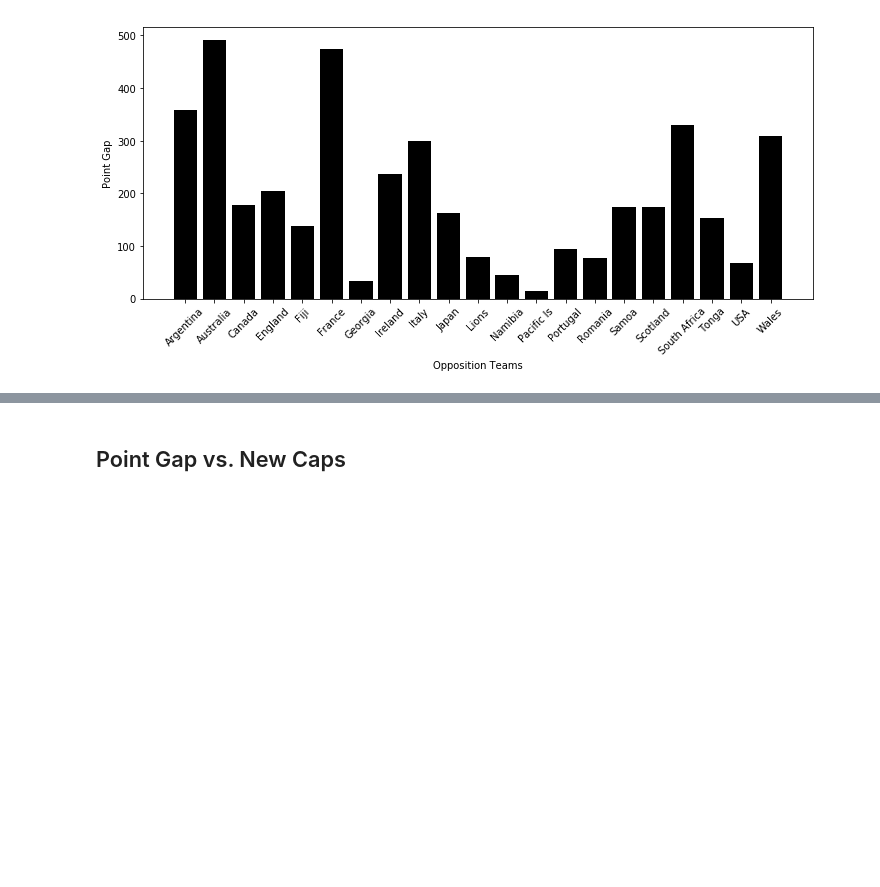
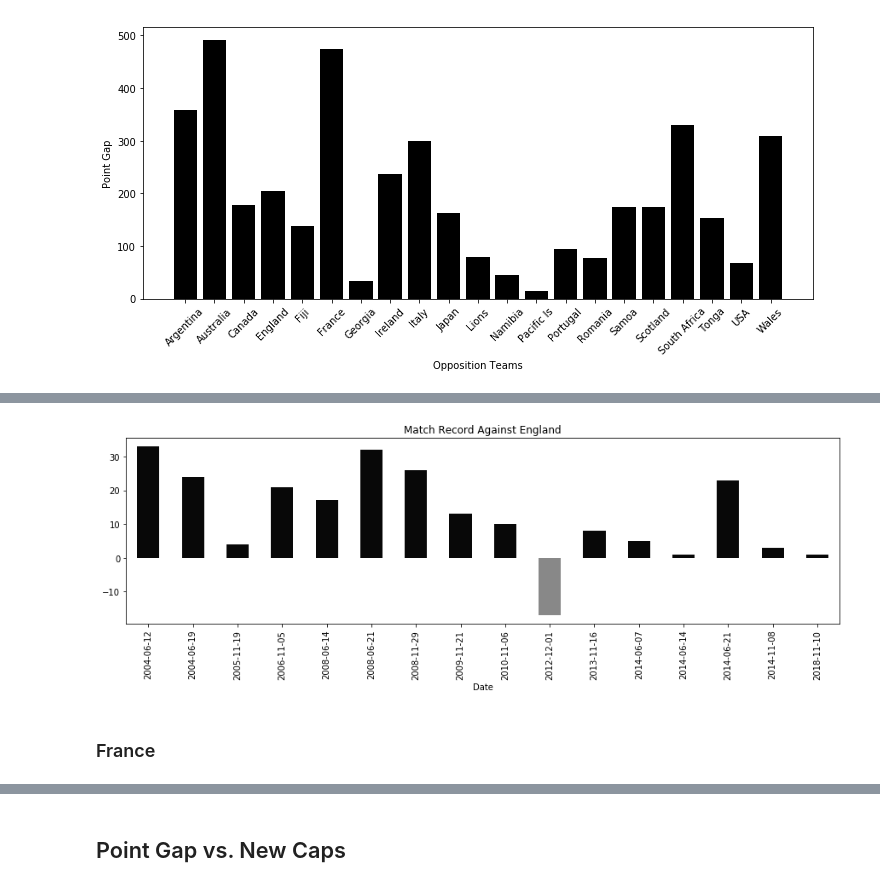
Before and after one commit to lorijta92/web-design-all-blacks, a Jupyter notebook: Resources/ab-match-analysis.ipynb, the cells around one changed output, grey strips where cells are left out. Drawn from its saved outputs; the diff is of its cells as text; code cells hidden in the pictures; blank space fills up the shorter version.

```diff
--- a/Resources/ab-match-analysis.ipynb
+++ b/Resources/ab-match-analysis.ipynb
@@ -204,0 +228,5 @@ plt.show()
+# %%
+df_eng = df[["Opposition Name", "Date", "Point Gap", "Result"]]
+df_eng = df_eng.loc[df["Opposition Name"] == "England"].reset_index()
+df_eng = df_eng.drop(columns="index")
+df_eng.head()
@@ -204,0 +240,8 @@ plt.show()
+# %%
+df_eng.plot.bar(x='Date', color=[np.where(df_eng["Point Gap"]>0, "#080808", "#888888")], figsize=(15,4),
+           title="Match Record Against England", legend=False)
+plt.show()
+# %% [output]
+[figure, added]
+# %% [markdown]
+### France
```
Also changed, not shown: parts of 18 cells of this notebook, 8 other files.
